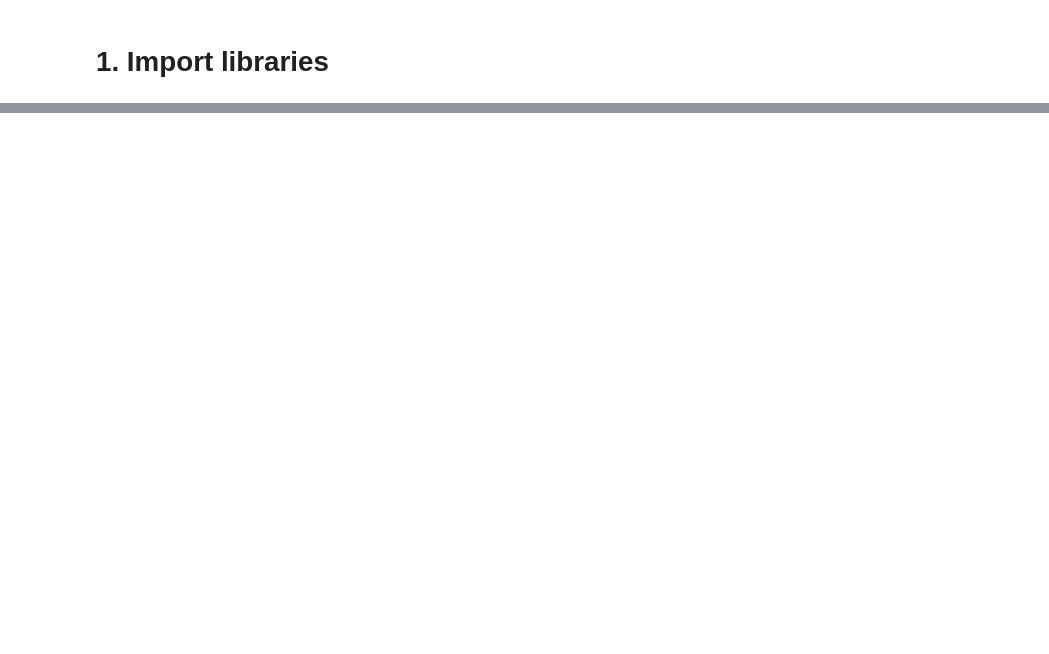
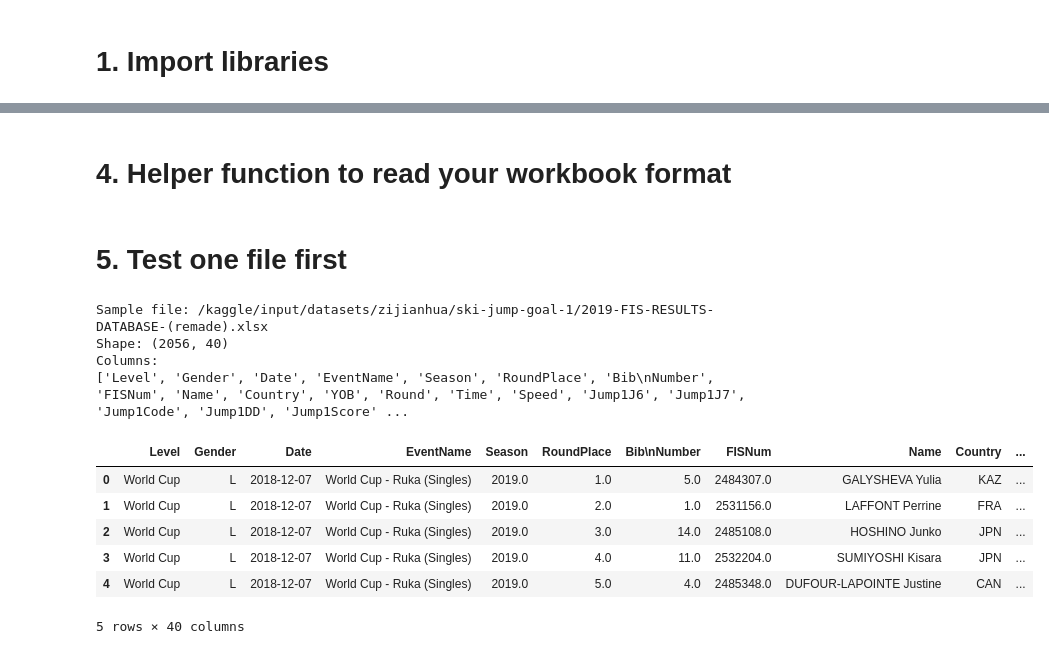
Before and after one commit to Zijian211/ski-jump-goal1, a Jupyter notebook: research-project-ski-jump-goal-1.ipynb, the cells around one changed output, grey strips where cells are left out. Cells and saved outputs as stored; diff of their text form; code cells hidden in the pictures; blank space fills up the shorter version.

```diff
--- a/research-project-ski-jump-goal-1.ipynb
+++ b/research-project-ski-jump-goal-1.ipynb
@@ -18,0 +43,16 @@ import matplotlib.pyplot as plt
+# %%
+for zf in zip_files:
+    print(f"Extracting: {zf}")
+    with zipfile.ZipFile(zf, "r") as zip_ref:
+        zip_ref.extractall(WORK_DIR)
+
+# After extraction, search again inside working dir
+xlsx_files_extracted = glob.glob(os.path.join(WORK_DIR, "**", "*.xlsx"), recursive=True)
+xls_files_extracted = glob.glob(os.path.join(WORK_DIR, "**", "*.xls"), recursive=True)
+
+all_excel_files = list(set(xlsx_files_direct + xls_files_direct + xlsx_files_extracted + xls_files_extracted))
+all_excel_files = sorted(all_excel_files)
+
+print(f"Total Excel files found: {len(all_excel_files)}")
+for f in all_excel_files:
+    print(f)
@@ -18,0 +67,34 @@ import matplotlib.pyplot as plt
+# %% [markdown]
+# 4. Helper function to read your workbook format
+# %%
+def read_results_file(file_path, sheet_name="RESULTS_DATA"):
+    """
+    Read one results workbook using row index=2 as the real header.
+    """
+    df = pd.read_excel(file_path, sheet_name=sheet_name, header=2)
+    df.columns = [str(c).strip() for c in df.columns]
+    return df
+# %% [markdown]
+# 5. Test one file first
+# %%
+sample_file = all_excel_files[0]
+sample_df = read_results_file(sample_file)
+
+print("Sample file:", sample_file)
+print("Shape:", sample_df.shape)
+print("Columns:")
+print(sample_df.columns.tolist())
+
+sample_df.head()
+# %% [output]
+Sample file: /kaggle/input/datasets/zijianhua/ski-jump-goal-1/2019-FIS-RESULTS-DATABASE-(remade).xlsx
+Shape: (2056, 40)
+Columns:
+['Level', 'Gender', 'Date', 'EventName', 'Season', 'RoundPlace', 'Bib\nNumber', 'FISNum', 'Name', 'Country', 'YOB', 'Round', 'Time', 'Speed', 'Jump1J6', 'Jump1J7', 'Jump1Code', 'Jump1DD', 'Jump1Score' ...
+|  | Level | Gender | Date | EventName | Season | RoundPlace | Bib\nNumber | FISNum | Name | Country | ... |
+| 0 | World Cup | L | 2018-12-07 | World Cup - Ruka (Singles) | 2019.0 | 1.0 | 5.0 | 2484307.0 | GALYSHEVA Yulia | KAZ | ... |
+| 1 | World Cup | L | 2018-12-07 | World Cup - Ruka (Singles) | 2019.0 | 2.0 | 1.0 | 2531156.0 | LAFFONT Perrine | FRA | ... |
+| 2 | World Cup | L | 2018-12-07 | World Cup - Ruka (Singles) | 2019.0 | 3.0 | 14.0 | 2485108.0 | HOSHINO Junko | JPN | ... |
+| 3 | World Cup | L | 2018-12-07 | World Cup - Ruka (Singles) | 2019.0 | 4.0 | 11.0 | 2532204.0 | SUMIYOSHI Kisara | JPN | ... |
+| 4 | World Cup | L | 2018-12-07 | World Cup - Ruka (Singles) | 2019.0 | 5.0 | 4.0 | 2485348.0 | DUFOUR-LAPOINTE Justine | CAN | ... |
+5 rows × 40 columns
```
Also changed, not shown: parts of 36 cells of this notebook.
